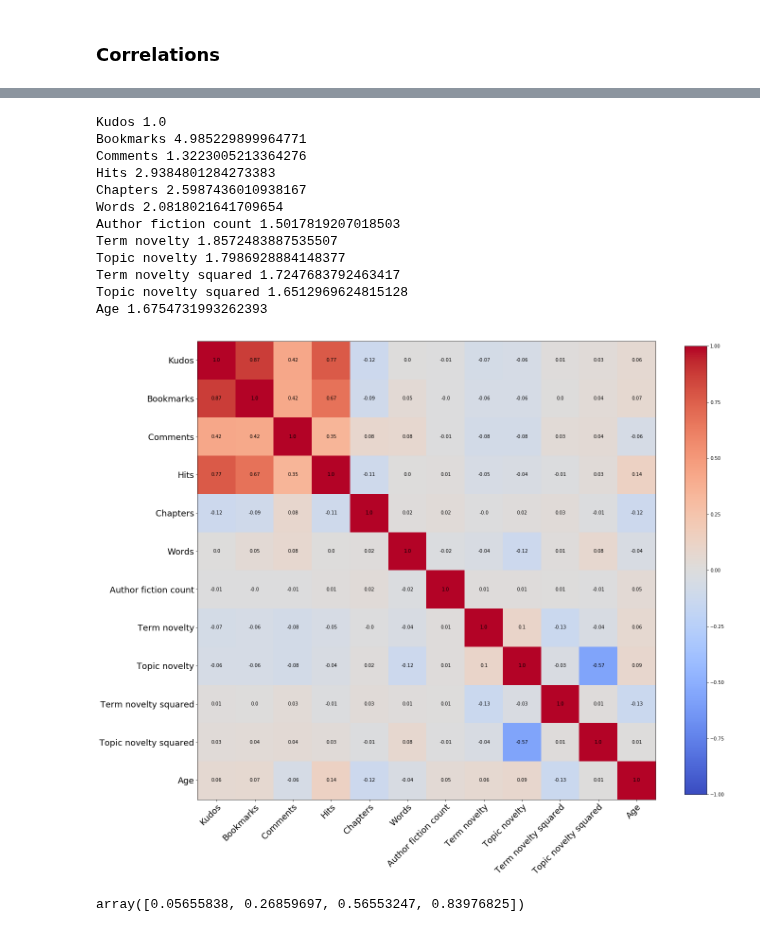
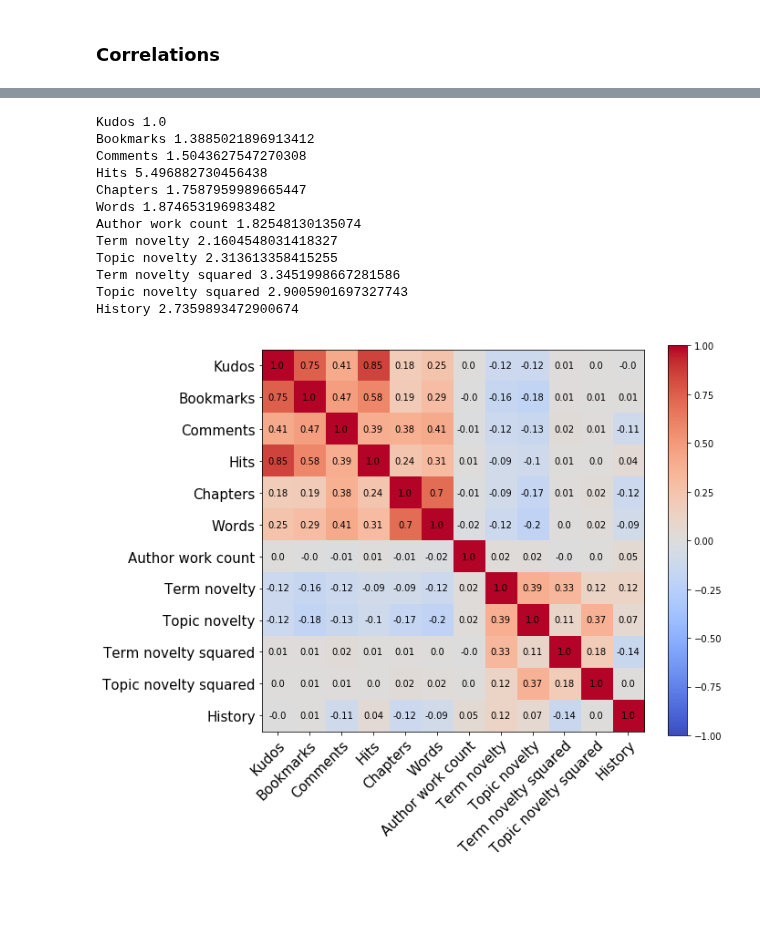
Before and after one commit to yzjing/ao3_old, a Jupyter notebook: exps/20190919_current_exps/regression_data.ipynb, the cells around one changed output, grey strips where cells are left out. Drawn from its saved outputs; the diff is of its cells as text; code cells hidden in the pictures; blank space fills up the shorter version.

```diff
--- a/exps/20190919_current_exps/regression_data.ipynb
+++ b/exps/20190919_current_exps/regression_data.ipynb
@@ -320,4 +320,4 @@ df_all.to_csv('fanfic_regression_data_merged_chs.tsv', sep = '\t', index=False)
 # %% [markdown]
 ### Correlations
 # %%
-df_all = pd.read_csv('fanfic_regression_data_curated.tsv', sep = '\t')
+df_all = pd.read_csv('../../data/fanfic_regression_data_merged_chs.tsv', sep = '\t')
@@ -334,5 +324,5 @@ df_all.sort_values('Topic_novelty').head()
 # %%
-df_all = df_all.rename(columns = {'History': 'Age', 'author_fic_cnt':'Author fiction count',\
+df_all = df_all.rename(columns = {'author_fic_cnt':'Author work count',\
                                   'Term_novelty': 'Term novelty', 'Topic_novelty':'Topic novelty'})
 # %%
 term_ave = np.average(df_all['Term novelty'])
@@ -366,6 +356,7 @@ array(['Bookmarks', 'ChapterIndex', 'Chapters', 'Comments', 'Hits',
        'Term novelty squared', 'Topic novelty squared'], dtype=object)
 # %%
-corr = df_all[['Kudos','Bookmarks', 'Comments', 'Hits','Chapters', 'Words', 'Author fiction count', 'Term novelty', 'Topic novelty', 'Term novelty squared', 'Topic novelty squared','Age']].corr()
+corr = df_all[['Kudos','Bookmarks', 'Comments', 'Hits','Chapters', 'Words', 'Author work count',\
+               'Term novelty', 'Topic novelty', 'Term novelty squared', 'Topic novelty squared','History']].corr()
 # %%
 # corr = df_all[['Chapters',
 #        'Term novelty', 'Topic novelty', 'Freq_relationship',
@@ -391,57 +382,53 @@ for idx, item in enumerate(corr.columns.values):
     print(item, np.sqrt(max(w)/w[idx]))
 # %% [output]
 Kudos 1.0
-Bookmarks 4.985229899964771
-Comments 1.3223005213364276
-Hits 2.9384801284273383
-Chapters 2.5987436010938167
-Words 2.0818021641709654
-Author fiction count 1.5017819207018503
-Term novelty 1.8572483887535507
-Topic novelty 1.7986928884148377
-Term novelty squared 1.7247683792463417
-Topic novelty squared 1.6512969624815128
-Age 1.6754731993262393
+Bookmarks 1.3885021896913412
+Comments 1.5043627547270308
+Hits 5.496882730456438
+Chapters 1.7587959989665447
+Words 1.874653196983482
+Author work count 1.82548130135074
+Term novelty 2.1604548031418327
+Topic novelty 2.313613358415255
+Term novelty squared 3.3451998667281586
+Topic novelty squared 2.9005901697327743
+History 2.7359893472900674
 # %%
 # from matplotlib import rc
 # rc('font',**{'family':'sans-serif','sans-serif':['Helvetica']})
 # rc('text', usetex=True)
 # %%
 labels = corr.columns.values
-fig, ax = plt.subplots(figsize = (20,20))
+fig, ax = plt.subplots(figsize = (10,10))
 
 # kmin = np.amin(corr.as_matrix())
 # kmax = np.amax(corr.as_matrix())
 
 norm = colors.Normalize(vmin = -1, vmax = 1)
 im = ax.imshow(corr, norm=norm,cmap='coolwarm')
 
 # We want to show all ticks...
 ax.set_xticks(np.arange(len(labels)))
 ax.set_yticks(np.arange(len(labels)))
 # ... and label them with the respective list entries
 ax.set_xticklabels(labels)
 ax.set_yticklabels(labels)
 
 # Rotate the tick labels and set their alignment.
 plt.setp(ax.get_xticklabels(), rotation=45, ha="right",
-         rotation_mode="anchor", fontsize='18')
+         rotation_mode="anchor", fontsize='15')
 
-plt.setp(ax.get_yticklabels(), fontsize='18')
+plt.setp(ax.get_yticklabels(), fontsize='15')
 
 # Loop over data dimensions and create text annotations.
 for i in range(len(labels)):
     for j in range(len(labels)):
         text = ax.text(j, i, round(corr.as_matrix()[i, j], 2),
                        ha="center", va="center", color="black")
 
 ax.set_title("")
 fig.colorbar(im, shrink=0.7)
 fig.tight_layout()
-# plt.savefig('variables_corr.pdf', format='pdf')
+plt.savefig('variables_corr.pdf', format='pdf')
 # %% [output]
-[figure, old version]
+[figure, new version]
-# %%
-np.quantile(sorted(df_all['Term novelty'].tolist()), [0, 0.25, 0.5, 0.75])
-# %% [output]
-array([0.05655838, 0.26859697, 0.56553247, 0.83976825])
```
Also changed, not shown: parts of 6 cells of this notebook, 7 other files.
